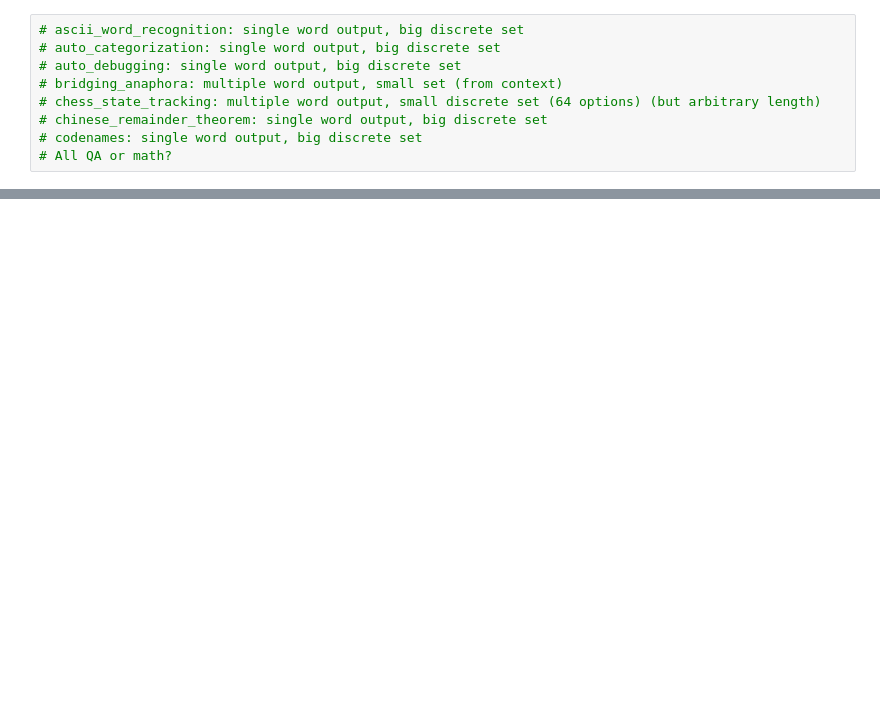
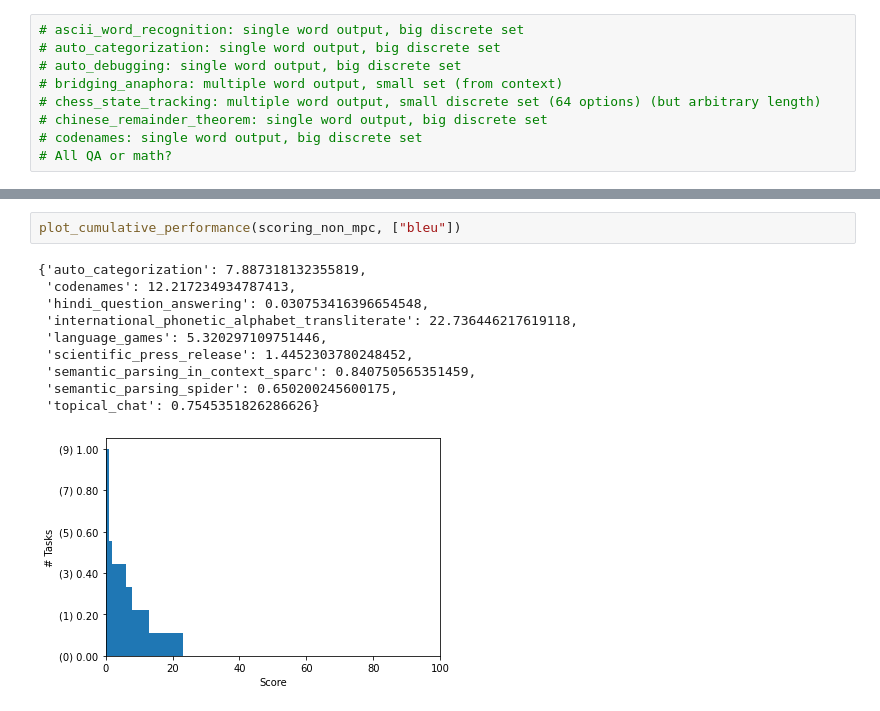
Before and after one commit to wschella/lass, a Jupyter notebook: notebooks/Analyse_TaskTypes.ipynb, the cells around one changed output, grey strips where cells are left out. Drawn from its saved outputs; the diff is of its cells as text; blank space fills up the shorter version.

```diff
--- a/notebooks/Analyse_TaskTypes.ipynb
+++ b/notebooks/Analyse_TaskTypes.ipynb
@@ -229,0 +233,13 @@ plt.show()
+# %%
+plot_cumulative_performance(scoring_non_mpc, ["bleu"])
+# %% [output]
+{'auto_categorization': 7.887318132355819,
+ 'codenames': 12.217234934787413,
+ 'hindi_question_answering': 0.030753416396654548,
+ 'international_phonetic_alphabet_transliterate': 22.736446217619118,
+ 'language_games': 5.320297109751446,
+ 'scientific_press_release': 1.4452303780248452,
+ 'semantic_parsing_in_context_sparc': 0.840750565351459,
+ 'semantic_parsing_spider': 0.650200245600175,
+ 'topical_chat': 0.7545351826286626}
+[figure, added]
```
Also changed, not shown: parts of 29 cells of this notebook.
